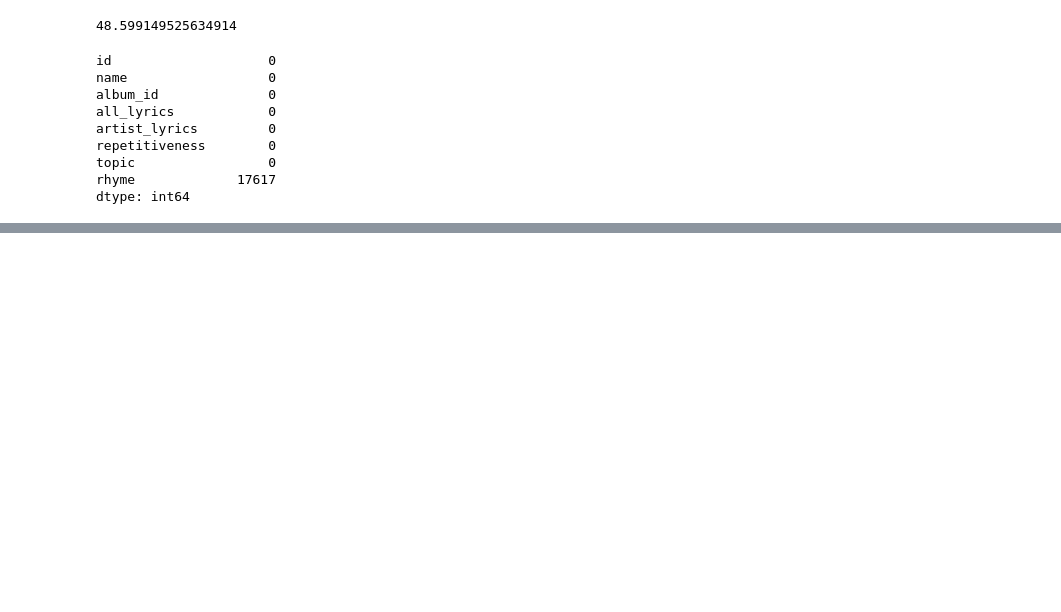
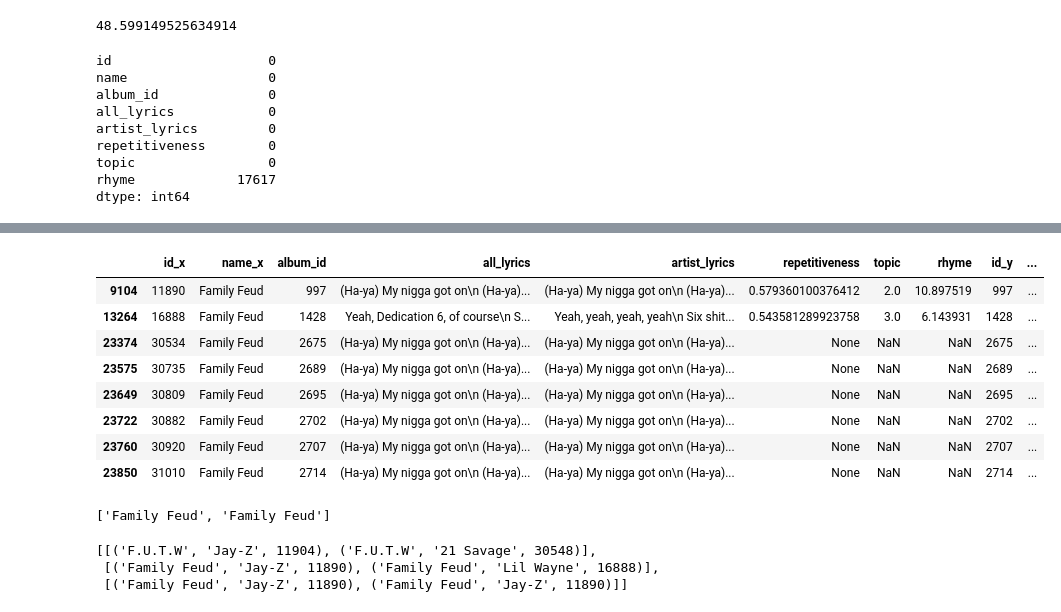
Before and after one commit to vishalpatel2890/hip_hop_subgenres, a Jupyter notebook: rhyming.ipynb, the cells around one changed output, grey strips where cells are left out. Saved outputs shown, nothing was run; the diff lists cells and outputs as text; code cells hidden in the pictures; blank space fills up the shorter version.

Commit message:
start fixing get_duplicates

```diff
--- a/rhyming.ipynb
+++ b/rhyming.ipynb
@@ -168,0 +203,12 @@ Jay-Z
+# %%
+df_songs_merged.query("name_x == 'Family Feud'")
+# %% [output]
+|  | id_x | name_x | album_id | all_lyrics | artist_lyrics | repetitiveness | topic | rhyme | id_y | ... |
+| 9104 | 11890 | Family Feud | 997 | (Ha-ya) My nigga got on\n (Ha-ya)... | (Ha-ya) My nigga got on\n (Ha-ya)... | 0.579360100376412 | 2.0 | 10.897519 | 997 | ... |
+| 13264 | 16888 | Family Feud | 1428 | Yeah, Dedication 6, of course\n S... | Yeah, yeah, yeah, yeah\n Six shit... | 0.543581289923758 | 3.0 | 6.143931 | 1428 | ... |
+| 23374 | 30534 | Family Feud | 2675 | (Ha-ya) My nigga got on\n (Ha-ya)... | (Ha-ya) My nigga got on\n (Ha-ya)... | None | NaN | NaN | 2675 | ... |
+| 23575 | 30735 | Family Feud | 2689 | (Ha-ya) My nigga got on\n (Ha-ya)... | (Ha-ya) My nigga got on\n (Ha-ya)... | None | NaN | NaN | 2689 | ... |
+| 23649 | 30809 | Family Feud | 2695 | (Ha-ya) My nigga got on\n (Ha-ya)... | (Ha-ya) My nigga got on\n (Ha-ya)... | None | NaN | NaN | 2695 | ... |
+| 23722 | 30882 | Family Feud | 2702 | (Ha-ya) My nigga got on\n (Ha-ya)... | (Ha-ya) My nigga got on\n (Ha-ya)... | None | NaN | NaN | 2702 | ... |
+| 23760 | 30920 | Family Feud | 2707 | (Ha-ya) My nigga got on\n (Ha-ya)... | (Ha-ya) My nigga got on\n (Ha-ya)... | None | NaN | NaN | 2707 | ... |
+| 23850 | 31010 | Family Feud | 2714 | (Ha-ya) My nigga got on\n (Ha-ya)... | (Ha-ya) My nigga got on\n (Ha-ya)... | None | NaN | NaN | 2714 | ... |
@@ -168,0 +219,4 @@ Jay-Z
+# %%
+search
+# %% [output]
+['Family Feud', 'Family Feud']
@@ -168,0 +233,6 @@ Jay-Z
+# %%
+all_duplicates
+# %% [output]
+[[('F.U.T.W', 'Jay-Z', 11904), ('F.U.T.W', '21 Savage', 30548)],
+ [('Family Feud', 'Jay-Z', 11890), ('Family Feud', 'Lil Wayne', 16888)],
+ [('Family Feud', 'Jay-Z', 11890), ('Family Feud', 'Jay-Z', 11890)]]
```
Also changed, not shown: parts of 18 cells of this notebook, 5 other files.
